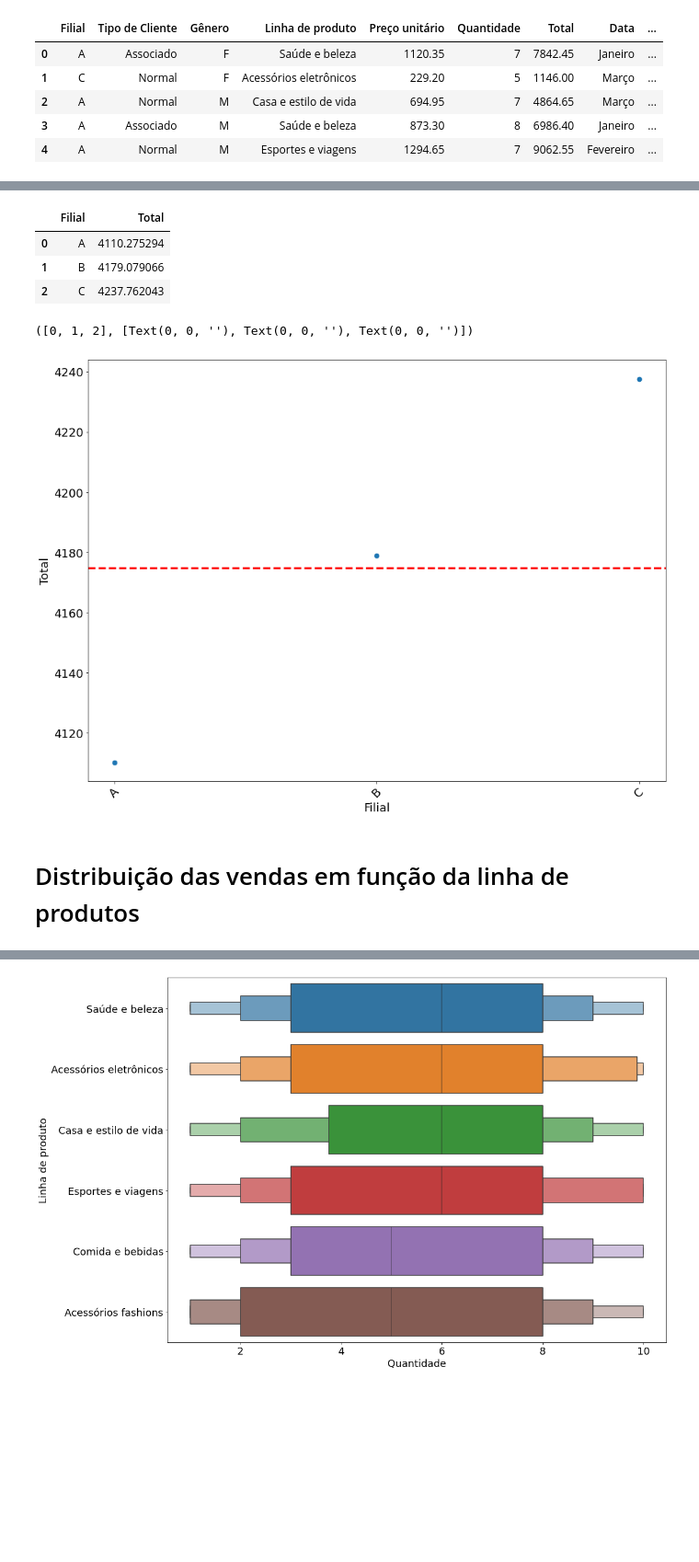
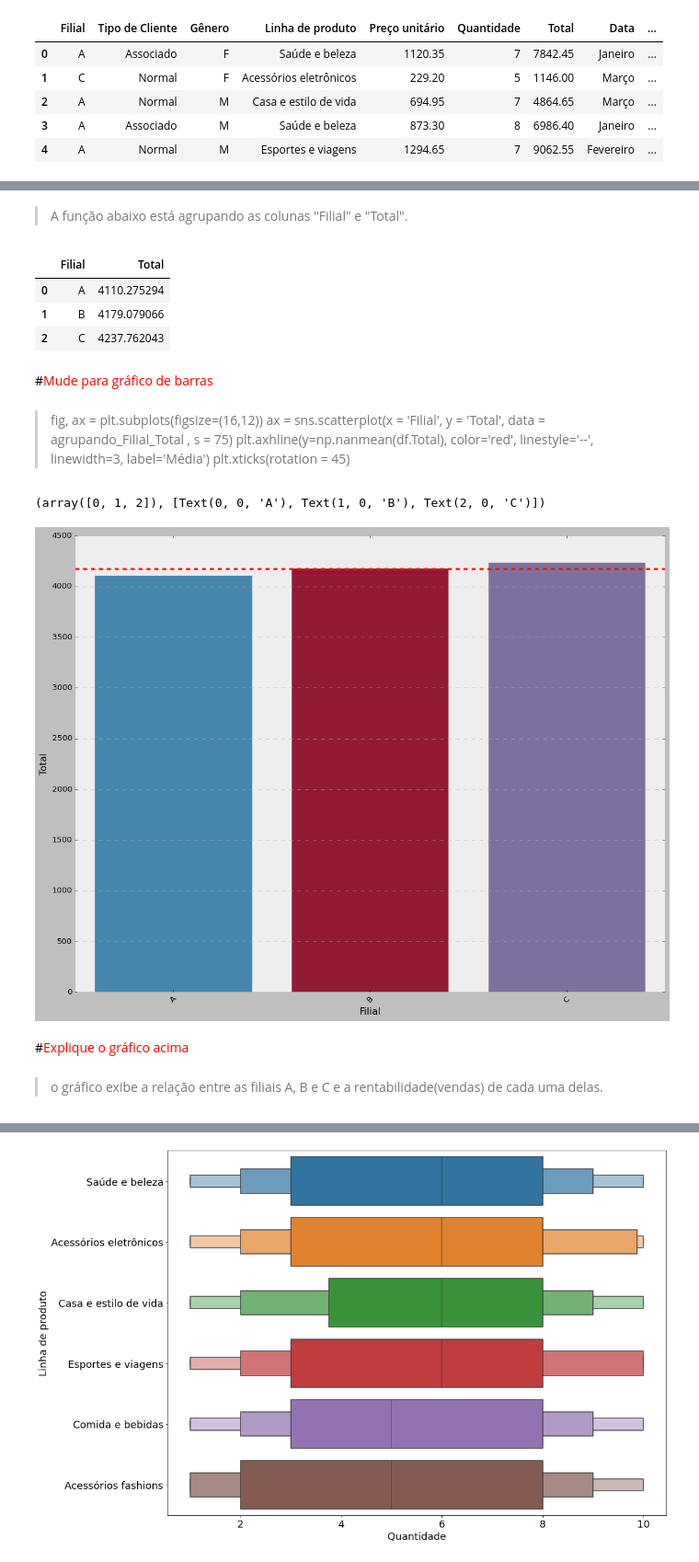
Before and after one commit to fdalvesco/Ciencia-e-Mineracao-de-Dados, a Jupyter notebook: Primeira_Analise_Dados.ipynb, the cells around one changed output, grey strips where cells are left out. Shown at 92% size. Drawn from its saved outputs; the diff is of its cells as text; code cells hidden in the pictures; blank space fills up the shorter version.

```diff
--- a/Primeira_Analise_Dados.ipynb
+++ b/Primeira_Analise_Dados.ipynb
@@ -339,3 +450,5 @@ df.head()
+# %% [markdown]
+> A função abaixo está agrupando as colunas "Filial" e "Total".
 # %%
 agrupando_Filial_Total = df.groupby('Filial')['Total'].mean().reset_index(drop=False)
 # %%
@@ -345,13 +458,22 @@ agrupando_Filial_Total
 | 0 | A | 4110.275294 |
 | 1 | B | 4179.079066 |
 | 2 | C | 4237.762043 |
+# %% [markdown]
+#<font color='red'>Mude para gráfico de barras</font>
+# %% [markdown]
+> fig, ax = plt.subplots(figsize=(16,12))
+ax = sns.scatterplot(x = 'Filial', y = 'Total', data = agrupando_Filial_Total , s = 75)
+plt.axhline(y=np.nanmean(df.Total), color='red', linestyle='--', linewidth=3, label='Média')
+plt.xticks(rotation = 45)
 # %%
 fig, ax = plt.subplots(figsize=(16,12))
-ax = sns.scatterplot(x = 'Filial', y = 'Total', data = agrupando_Filial_Total , s = 75)
-plt.axhline(y=np.nanmean(df.Total), color='red', linestyle='--', linewidth=3, label='Média')
+sns.barplot(x='Filial', y='Total', data=agrupando_Filial_Total, ax=ax)
+ax.axhline(y=np.nanmean(df.Total), color='red', linestyle='--', linewidth=3, label='Média')
 plt.xticks(rotation = 45)
 # %% [output]
-([0, 1, 2], [Text(0, 0, ''), Text(0, 0, ''), Text(0, 0, '')])
+(array([0, 1, 2]), [Text(0, 0, 'A'), Text(1, 0, 'B'), Text(2, 0, 'C')])
-[figure, old version]
+[figure, new version]
-# %% [markdown]
-# Distribuição das vendas em função da linha de produtos
+# %% [markdown]
+#<font color='red'>Explique o gráfico acima</font>
+# %% [markdown]
+> o gráfico exibe a relação entre as filiais A, B e C e a rentabilidade(vendas) de cada uma delas.
```
Also changed, not shown: parts of 102 cells of this notebook.
